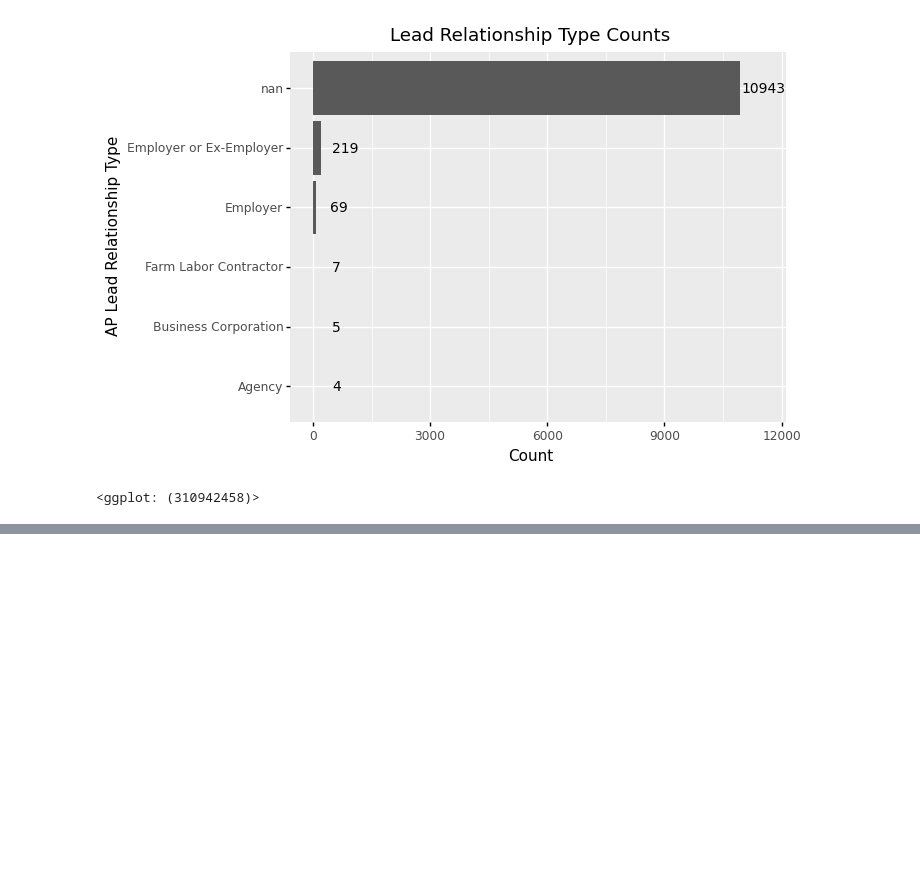
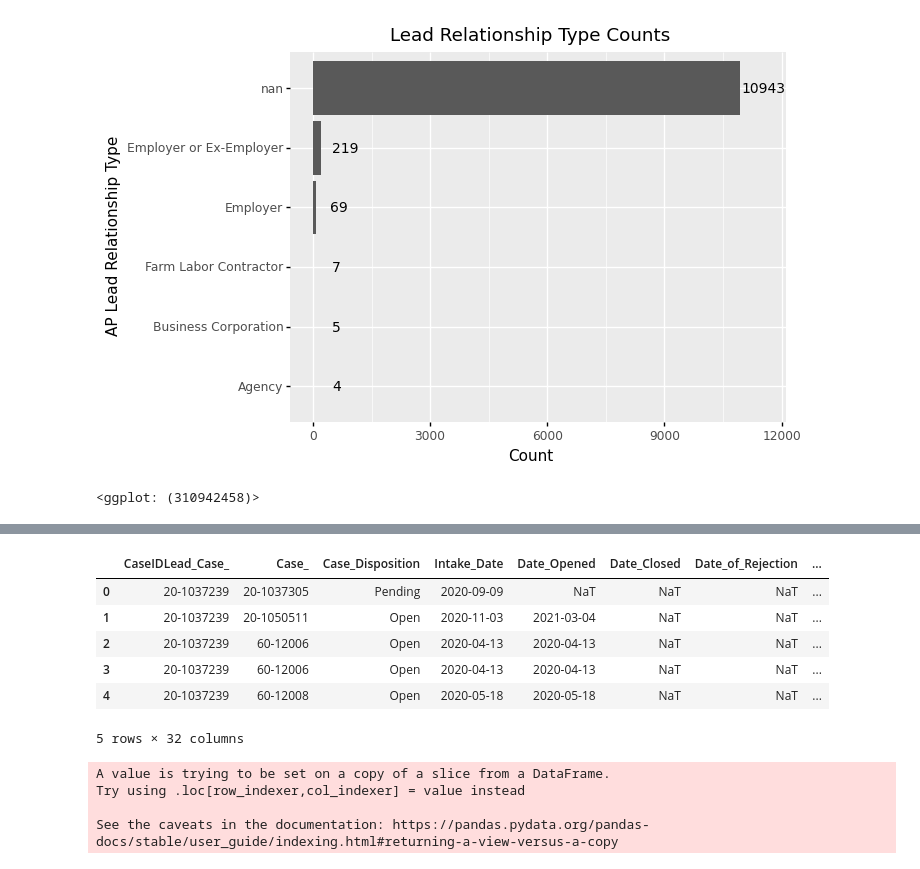
Before and after one commit to rebeccajohnson88/qss20_s21_proj, a Jupyter notebook: code/05_trla_intake_exploration.ipynb, the cells around one changed output, grey strips where cells are left out. Saved outputs shown, nothing was run; the diff lists cells and outputs as text; code cells hidden in the pictures; blank space fills up the shorter version.

```diff
--- a/code/05_trla_intake_exploration.ipynb
+++ b/code/05_trla_intake_exploration.ipynb
@@ -133,0 +225,29 @@ ggplot(lead_relat_counts, aes(x = 'AP Lead Relationship Type', y = 'Count')) + \
+# %%
+## filter to:
+## 2014 or later
+## rename cols
+
+intake_14on = intake[intake.intake_ym > '2014-01-01']
+clean_cols = [re.sub("\/|\#", "", re.sub("\s+", "_", one_col)) for one_col in intake_14on.columns]
+intake_14on.columns = clean_cols
+
+intake_14on.head()
+## pull up one with missing case id
+intake_14on['missing_caseidlead'] = np.where(intake_14on.CaseIDLead_Case_.isnull(),
+                                            True, False)
+
+## use case number as identifier, and plot by month
+unique_calls_bymonth = intake_14on.groupby(['intake_ym']).agg({'Case_': lambda x: len(x.unique())}).reset_index()
+unique_calls_bymonth.columns = ['intake_ym', 'count_calls_trla']
+# %% [output]
+|  | CaseIDLead_Case_ | Case_ | Case_Disposition | Intake_Date | Date_Opened | Date_Closed | Date_of_Rejection | ... |
+| 0 | 20-1037239 | 20-1037305 | Pending | 2020-09-09 | NaT | NaT | NaT | ... |
+| 1 | 20-1037239 | 20-1050511 | Open | 2020-11-03 | 2021-03-04 | NaT | NaT | ... |
+| 2 | 20-1037239 | 60-12006 | Open | 2020-04-13 | 2020-04-13 | NaT | NaT | ... |
+| 3 | 20-1037239 | 60-12006 | Open | 2020-04-13 | 2020-04-13 | NaT | NaT | ... |
+| 4 | 20-1037239 | 60-12008 | Open | 2020-05-18 | 2020-05-18 | NaT | NaT | ... |
+5 rows × 32 columns
+A value is trying to be set on a copy of a slice from a DataFrame.
+Try using .loc[row_indexer,col_indexer] = value instead
+
+See the caveats in the documentation: https://pandas.pydata.org/pandas-docs/stable/user_guide/indexing.html#returning-a-view-versus-a-copy
```
Also changed, not shown: parts of 9 cells of this notebook.
